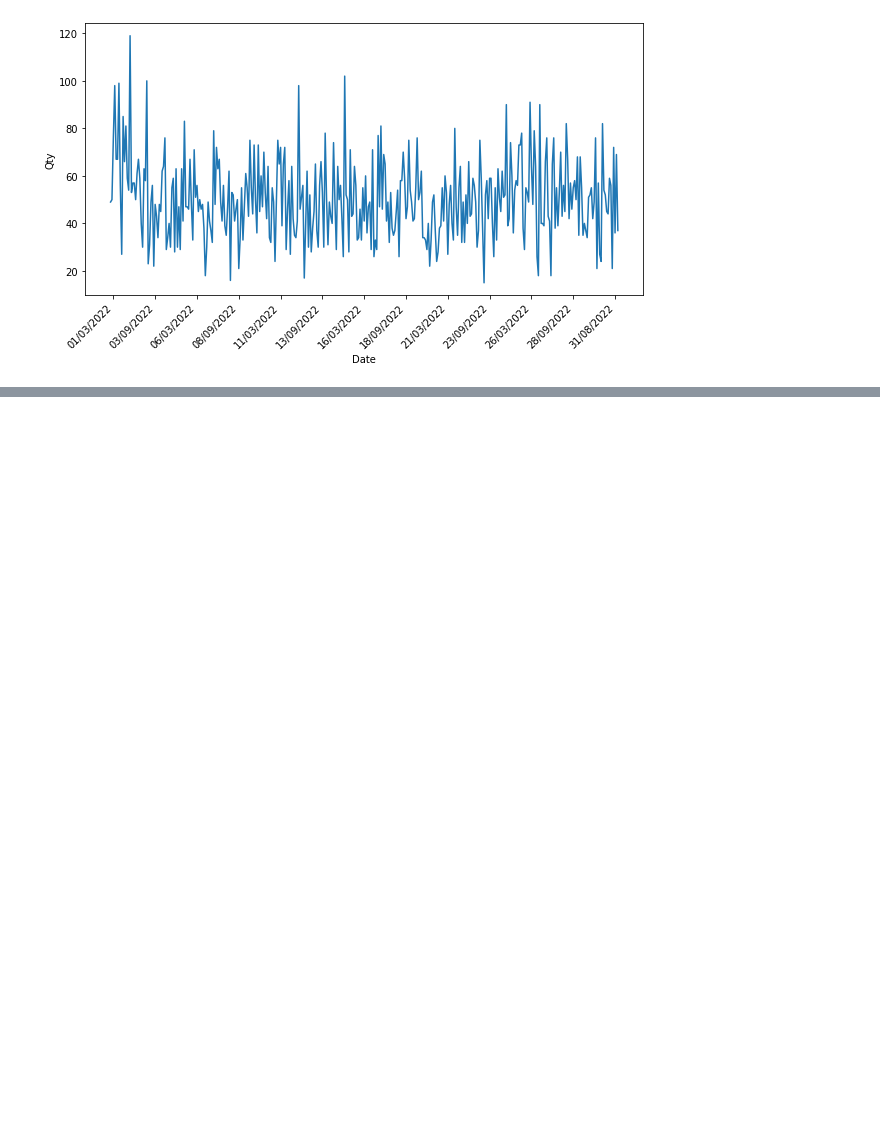
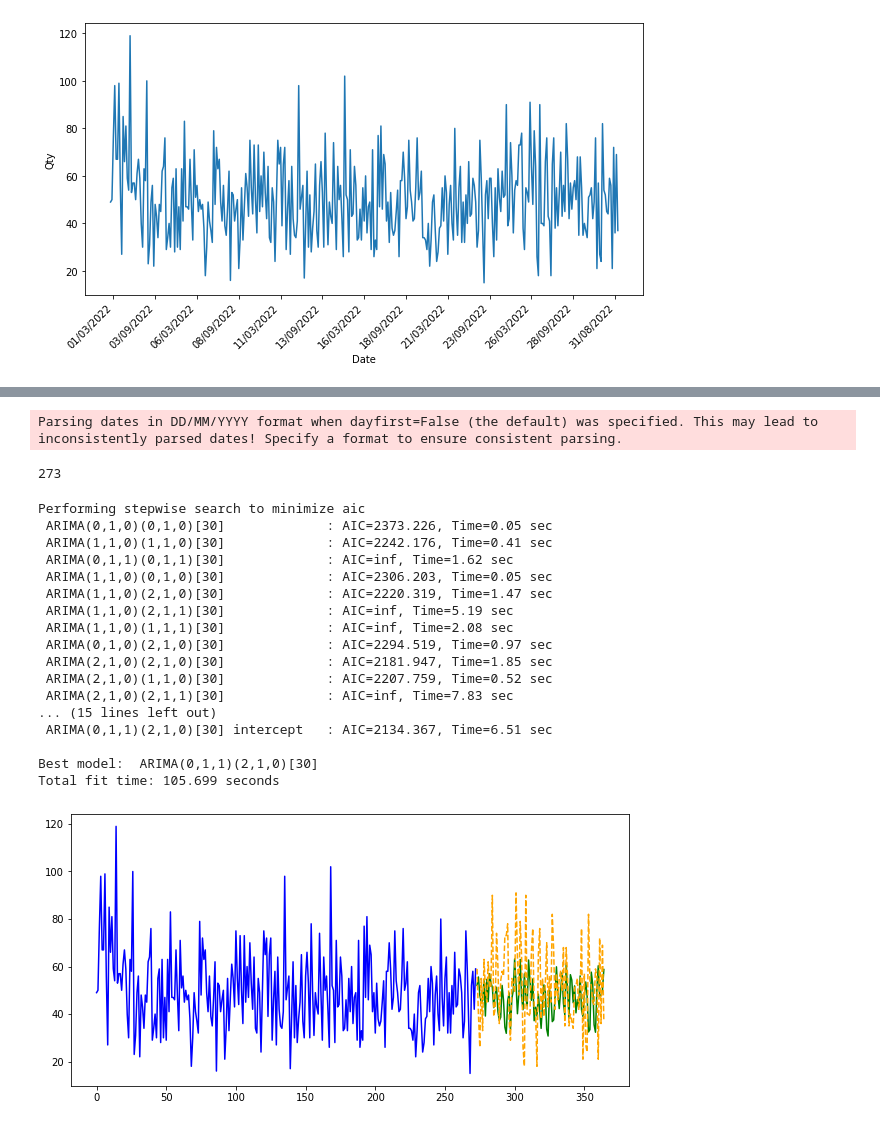
Before and after one commit to aslamfr/rakamin-data-science, a Jupyter notebook: case_regression.ipynb, the cells around one changed output, grey strips where cells are left out. Cells and saved outputs as stored; diff of their text form; code cells hidden in the pictures; blank space fills up the shorter version.

```diff
--- a/case_regression.ipynb
+++ b/case_regression.ipynb
@@ -62,0 +95,65 @@ plt.show()
+# %%
+StatsForecast.plot(df_sf, engine='plotly')
+# %% [output]
+Parsing dates in DD/MM/YYYY format when dayfirst=False (the default) was specified. This may lead to inconsistently parsed dates! Specify a format to ensure consistent parsing.
+# %%
+#Auto ARIMA pmdarima
+
+import pmdarima as pm
+import pmdarima.model_selection as pmms
+
+l = 0.75
+y = df_date_sum["Qty"].to_numpy()
+# y = pm.datasets.load_wineind()
+train, test = pmms.train_test_split(y, train_size= l)
+
+yl = int(len(y)*l)
+print(len(train))
+# %% [output]
+273
+# %%
+model = pm.auto_arima(train,
+                      start_p=0,
+                      d=1,
+                      start_q=0,
+                      max_p=2,
+                      max_q=2,
+                      start_P=0,
+                      D=1,
+                      start_Q=0,
+                      max_P=2,
+                      max_Q=2,
+                      m=30,
+                      seasonal=True,
+                      stationary=False,
+                      trace=True,
+                      suppress_warnings=True,
+                      stepwise=True)
+forecast = model.predict(test.shape[0])
+
+
+x = np.arange(y.shape[0])
+plt.figure(figsize=(10,5))
+plt.plot(x[:yl], train, c='blue')
+plt.plot(x[yl:], forecast, c='green')
+plt.plot(x[yl:], test, c='orange', linestyle="--")
+plt.show()
+# %% [output]
+Performing stepwise search to minimize aic
+ ARIMA(0,1,0)(0,1,0)[30]             : AIC=2373.226, Time=0.05 sec
+ ARIMA(1,1,0)(1,1,0)[30]             : AIC=2242.176, Time=0.41 sec
+ ARIMA(0,1,1)(0,1,1)[30]             : AIC=inf, Time=1.62 sec
+ ARIMA(1,1,0)(0,1,0)[30]             : AIC=2306.203, Time=0.05 sec
+ ARIMA(1,1,0)(2,1,0)[30]             : AIC=2220.319, Time=1.47 sec
+ ARIMA(1,1,0)(2,1,1)[30]             : AIC=inf, Time=5.19 sec
+ ARIMA(1,1,0)(1,1,1)[30]             : AIC=inf, Time=2.08 sec
+ ARIMA(0,1,0)(2,1,0)[30]             : AIC=2294.519, Time=0.97 sec
+ ARIMA(2,1,0)(2,1,0)[30]             : AIC=2181.947, Time=1.85 sec
+ ARIMA(2,1,0)(1,1,0)[30]             : AIC=2207.759, Time=0.52 sec
+ ARIMA(2,1,0)(2,1,1)[30]             : AIC=inf, Time=7.83 sec
+... (15 lines left out)
+ ARIMA(0,1,1)(2,1,0)[30] intercept   : AIC=2134.367, Time=6.51 sec
+
+Best model:  ARIMA(0,1,1)(2,1,0)[30]
+Total fit time: 105.699 seconds
+[figure, added]
```
Also changed, not shown: parts of 11 cells of this notebook, 1 other file.
